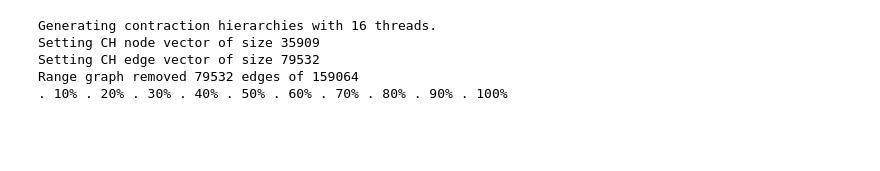
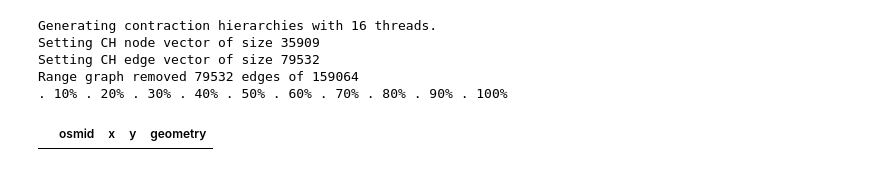
Before and after one commit to diegoalrv/clbb-io, a Jupyter notebook: notebooks/streets.ipynb, the cells around one changed output. Cells and saved outputs as stored; diff of their text form; code cells hidden in the pictures; blank space fills up the shorter version.

```diff
--- a/notebooks/streets.ipynb
+++ b/notebooks/streets.ipynb
@@ -174,3 +174,10 @@ nodes = gpd.read_file('/app/data/calles01_12_v2/nodes')
 # %%
 edges.to_parquet('/app/assets/streets/future/edges.parquet')
 nodes.to_parquet('/app/assets/streets/future/nodes.parquet')
+# %%
+edges = gpd.read_parquet('/app/assets/streets/future/edges.parquet')
+nodes = gpd.read_parquet('/app/assets/streets/future/nodes.parquet')
+# %%
+nodes[~((nodes['osmid'].isin(edges['from']))|(nodes['osmid'].isin(edges['to'])))]
+# %% [output]
+|  | osmid | x | y | geometry |
```
Also changed, not shown: parts of 1 cell of this notebook, 4 other files.
